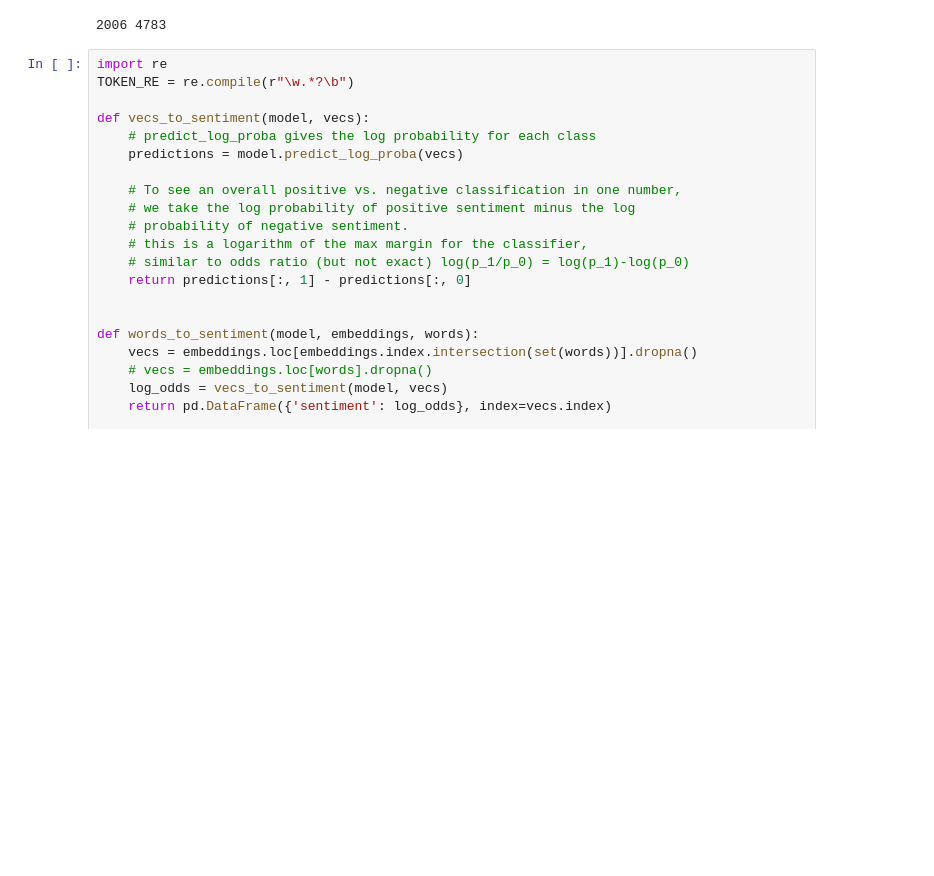
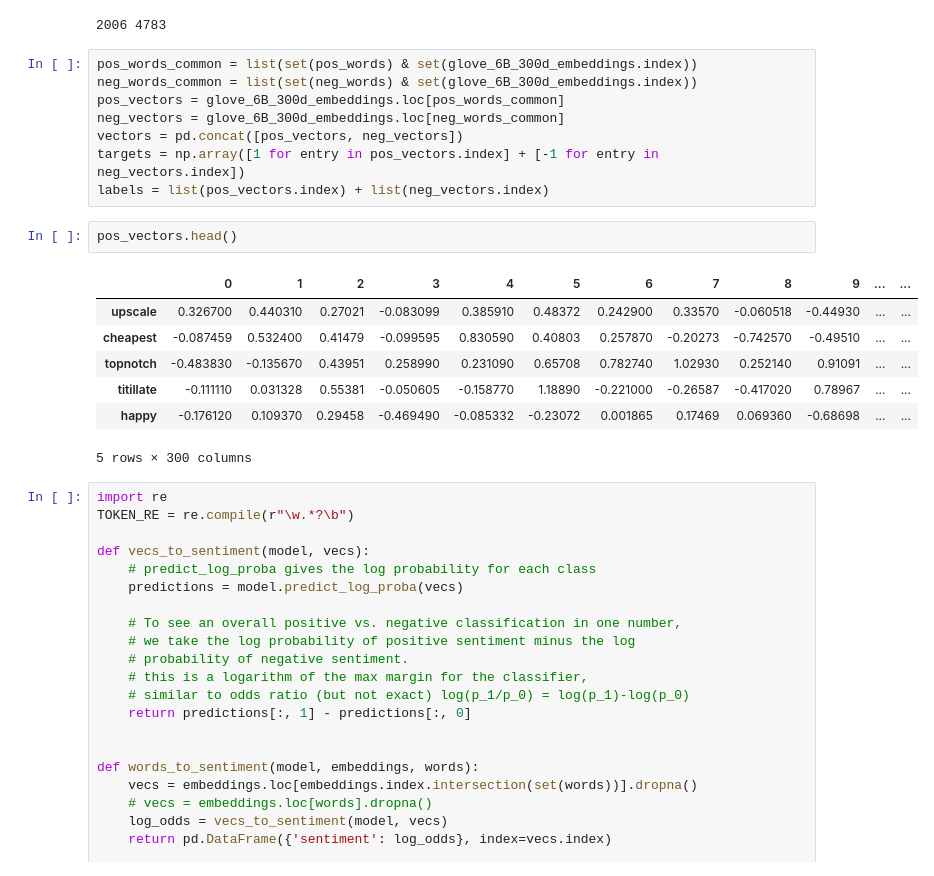
Before and after one commit to GhaidaAlAtoum/PlayGround_ML, a Jupyter notebook: Lab1_Explore_Ghaida.ipynb, the cells around one changed output. Saved outputs shown, nothing was run; the diff lists cells and outputs as text; blank space fills up the shorter version.

```diff
--- a/Lab1_Explore_Ghaida.ipynb
+++ b/Lab1_Explore_Ghaida.ipynb
@@ -90,6 +90,24 @@ neg_words = load_lexicon('data/lexicons/hu_liu_2004/opinion-lexicon-English/nega
 print(len(pos_words), len(neg_words))
 # %% [output]
 2006 4783
+# %%
+pos_words_common = list(set(pos_words) & set(glove_6B_300d_embeddings.index))
+neg_words_common = list(set(neg_words) & set(glove_6B_300d_embeddings.index))
+pos_vectors = glove_6B_300d_embeddings.loc[pos_words_common]
+neg_vectors = glove_6B_300d_embeddings.loc[neg_words_common]
+vectors = pd.concat([pos_vectors, neg_vectors])
+targets = np.array([1 for entry in pos_vectors.index] + [-1 for entry in neg_vectors.index])
+labels = list(pos_vectors.index) + list(neg_vectors.index)
+# %%
+pos_vectors.head()
+# %% [output]
+|  | 0 | 1 | 2 | 3 | 4 | 5 | 6 | 7 | 8 | 9 | ... | ... |
+| upscale | 0.326700 | 0.440310 | 0.27021 | -0.083099 | 0.385910 | 0.48372 | 0.242900 | 0.33570 | -0.060518 | -0.44930 | ... | ... |
+| cheapest | -0.087459 | 0.532400 | 0.41479 | -0.099595 | 0.830590 | 0.40803 | 0.257870 | -0.20273 | -0.742570 | -0.49510 | ... | ... |
+| topnotch | -0.483830 | -0.135670 | 0.43951 | 0.258990 | 0.231090 | 0.65708 | 0.782740 | 1.02930 | 0.252140 | 0.91091 | ... | ... |
+| titillate | -0.111110 | 0.031328 | 0.55381 | -0.050605 | -0.158770 | 1.18890 | -0.221000 | -0.26587 | -0.417020 | 0.78967 | ... | ... |
+| happy | -0.176120 | 0.109370 | 0.29458 | -0.469490 | -0.085332 | -0.23072 | 0.001865 | 0.17469 | 0.069360 | -0.68698 | ... | ... |
+5 rows × 300 columns
 # %%
 import re
 TOKEN_RE = re.compile(r"\w.*?\b")
```
Also changed, not shown: parts of 55 cells of this notebook, 10 other files.
